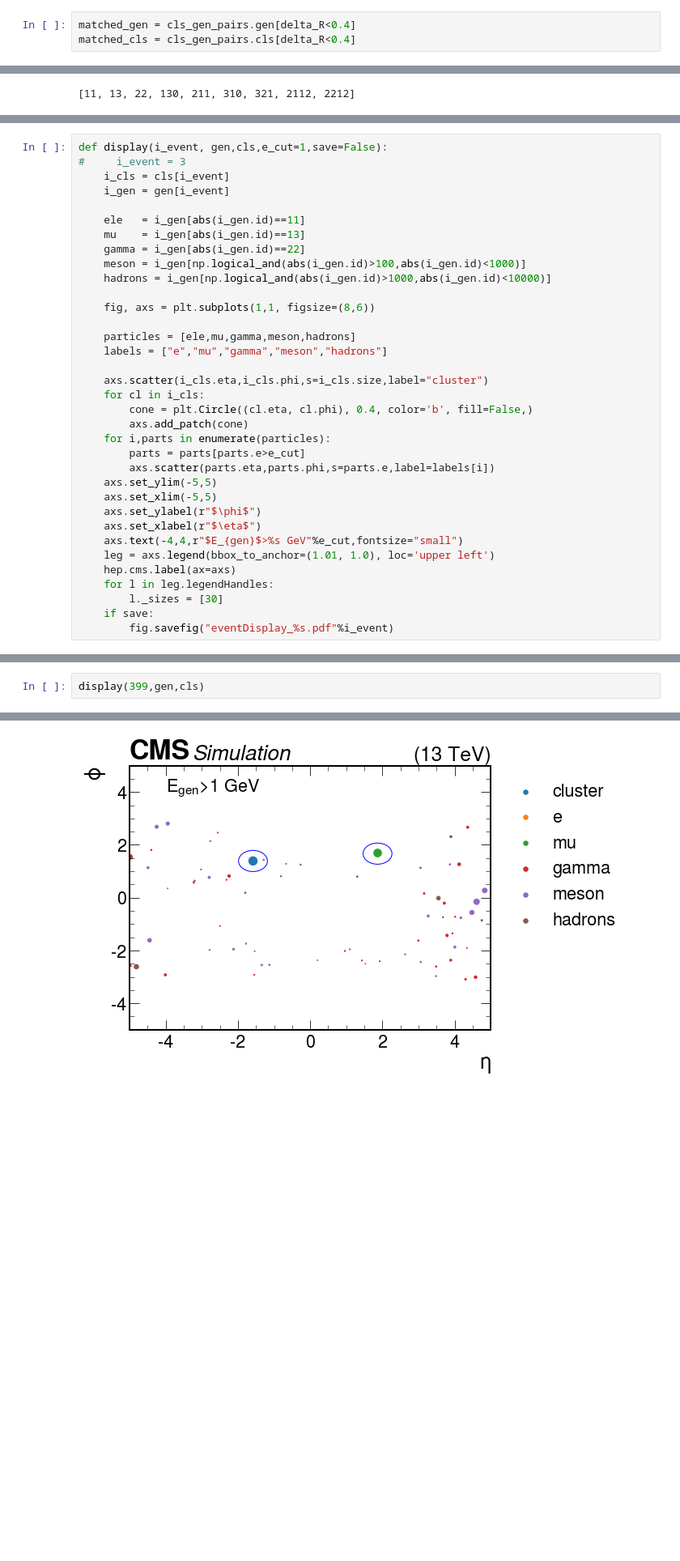
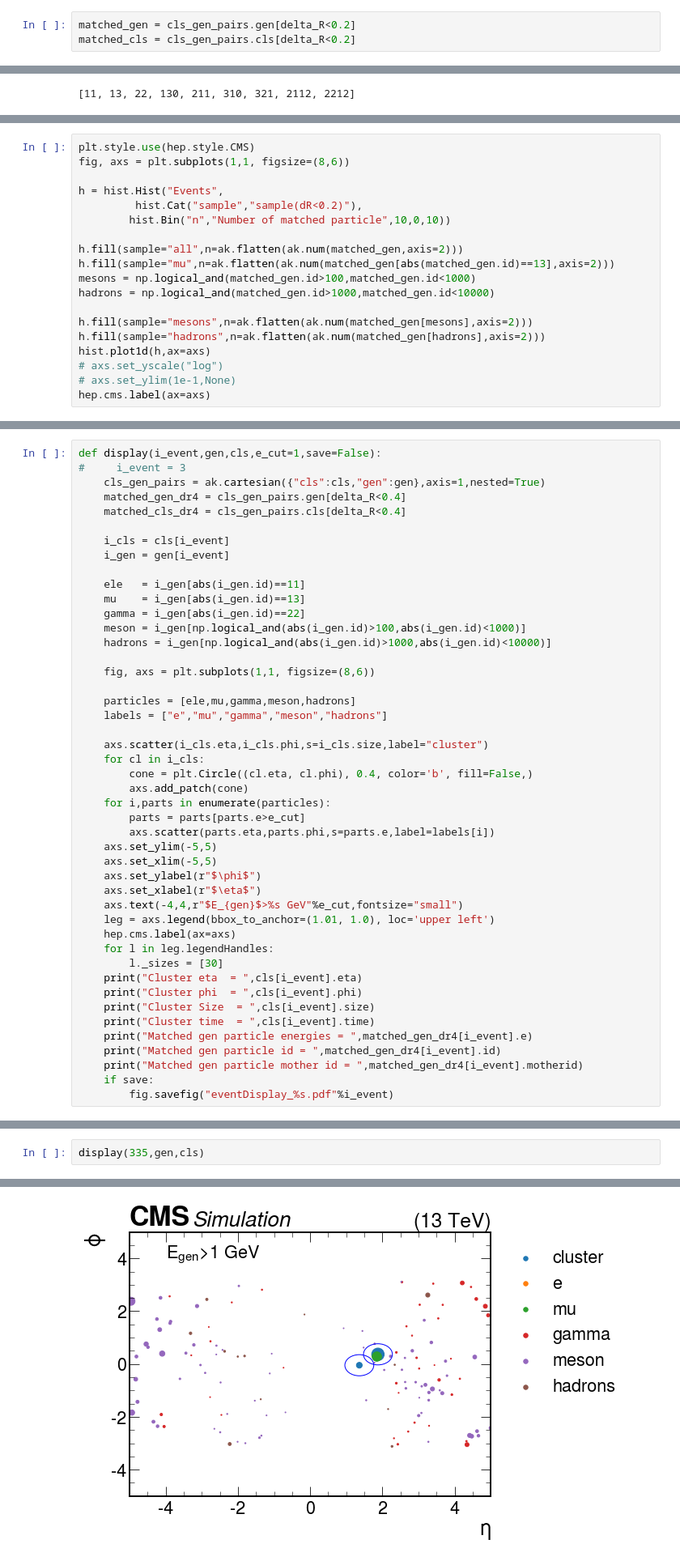
Before and after one commit to kakwok/LLP_coffea, a Jupyter notebook: notebook/SkimCheck.ipynb, the cells around one changed output, grey strips where cells are left out. Shown: that part at 81% size. Saved outputs shown, nothing was run; the diff lists cells and outputs as text; blank space fills up the shorter version.

```diff
--- a/notebook/SkimCheck.ipynb
+++ b/notebook/SkimCheck.ipynb
@@ -126,8 +125,8 @@ def Unique(arr):
 # comput all delta R between all pairs
 delta_R = cls_gen_pairs.cls.delta_r(cls_gen_pairs.gen)
 # %%
-matched_gen = cls_gen_pairs.gen[delta_R<0.4]
-matched_cls = cls_gen_pairs.cls[delta_R<0.4]
+matched_gen = cls_gen_pairs.gen[delta_R<0.2]
+matched_cls = cls_gen_pairs.cls[delta_R<0.2]
 # %%
 ak.num(cls_gen_pairs.gen[delta_R<0.4],axis=2)
 # %% [output]
@@ -199,0 +243,19 @@ hep.cms.label(ax=axs)
+# %%
+plt.style.use(hep.style.CMS)
+fig, axs = plt.subplots(1,1, figsize=(8,6))
+
+h = hist.Hist("Events",
+         hist.Cat("sample","sample(dR<0.2)"),
+        hist.Bin("n","Number of matched particle",10,0,10))
+
+h.fill(sample="all",n=ak.flatten(ak.num(matched_gen,axis=2)))
+h.fill(sample="mu",n=ak.flatten(ak.num(matched_gen[abs(matched_gen.id)==13],axis=2)))
+mesons = np.logical_and(matched_gen.id>100,matched_gen.id<1000)
+hadrons = np.logical_and(matched_gen.id>1000,matched_gen.id<10000)
+
+h.fill(sample="mesons",n=ak.flatten(ak.num(matched_gen[mesons],axis=2)))
+h.fill(sample="hadrons",n=ak.flatten(ak.num(matched_gen[hadrons],axis=2)))
+hist.plot1d(h,ax=axs)
+# axs.set_yscale("log")
+# axs.set_ylim(1e-1,None)
+hep.cms.label(ax=axs)
@@ -239,8 +344,12 @@ matched_gen[1].to_listst()
    'pt': 0.34314900636672974,
    'status': 1}]]
 # %%
-def display(i_event, gen,cls,e_cut=1,save=False):
+def display(i_event,gen,cls,e_cut=1,save=False):
 #     i_event = 3
+    cls_gen_pairs = ak.cartesian({"cls":cls,"gen":gen},axis=1,nested=True)
+    matched_gen_dr4 = cls_gen_pairs.gen[delta_R<0.4]
+    matched_cls_dr4 = cls_gen_pairs.cls[delta_R<0.4]
+
     i_cls = cls[i_event]
     i_gen = gen[i_event]
 
@@ -271,6 +380,13 @@ def display(i_event, gen,cls,e_cut=1,save=False):
     hep.cms.label(ax=axs)
     for l in leg.legendHandles:
         l._sizes = [30]
+    print("Cluster eta  = ",cls[i_event].eta)
+    print("Cluster phi  = ",cls[i_event].phi)
+    print("Cluster Size  = ",cls[i_event].size)
+    print("Cluster time  = ",cls[i_event].time)
+    print("Matched gen particle energies = ",matched_gen_dr4[i_event].e)
+    print("Matched gen particle id = ",matched_gen_dr4[i_event].id)
+    print("Matched gen particle mother id = ",matched_gen_dr4[i_event].motherid)
     if save:
         fig.savefig("eventDisplay_%s.pdf"%i_event)
 # %%
@@ -285,3 +401,3 @@ np.max(ak.num(cls))
 # %%
-display(399,gen,cls)
+display(335,gen,cls)
 # %% [output]
@@ -288 +411 @@ display(399,gen,cls)
-[figure, old version]
+[figure, new version]
```
Also changed, not shown: parts of 37 cells of this notebook.
